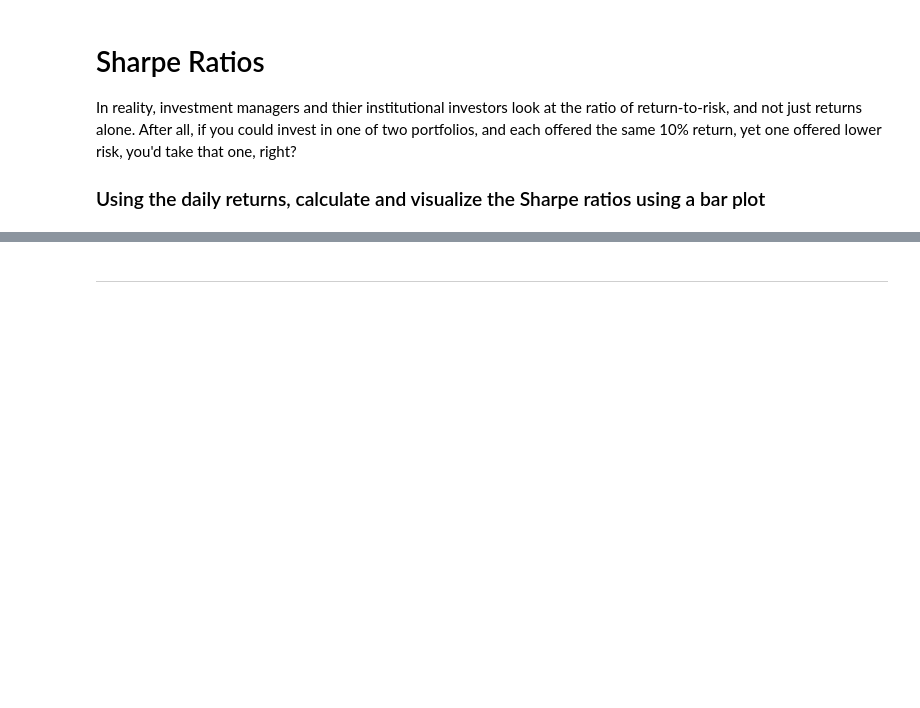
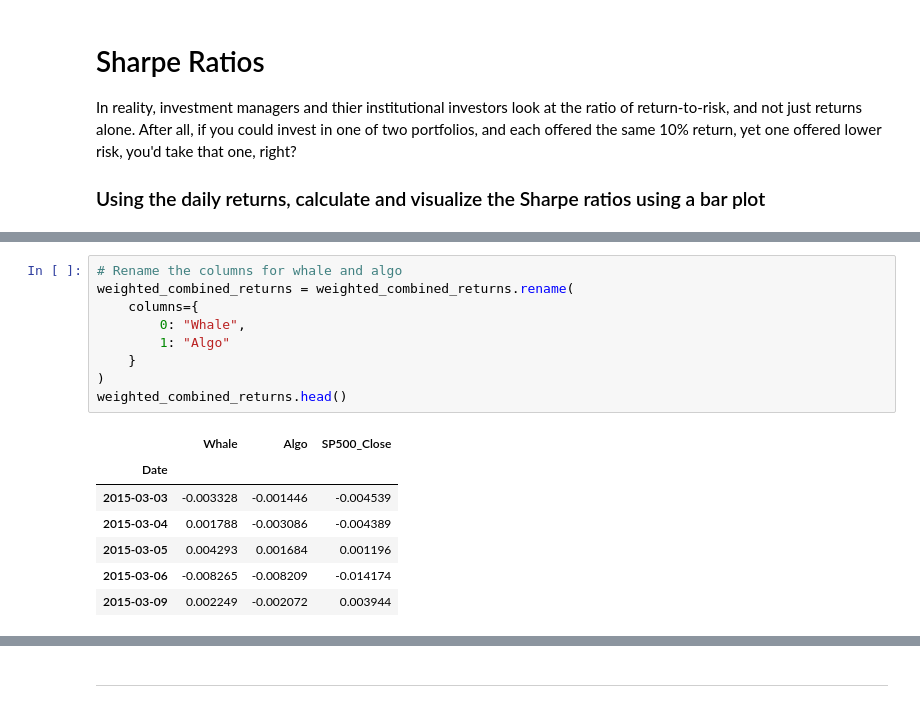
Before and after one commit to gadam/fintech_assessment_03, a Jupyter notebook: whale_analysis.ipynb, the cells around one changed output, grey strips where cells are left out. Saved outputs shown, nothing was run; the diff lists cells and outputs as text; blank space fills up the shorter version.

```diff
--- a/whale_analysis.ipynb
+++ b/whale_analysis.ipynb
@@ -612,0 +642,17 @@ Write your answer here!
+# %%
+# Rename the columns for whale and algo
+weighted_combined_returns = weighted_combined_returns.rename(
+    columns={
+        0: "Whale",
+        1: "Algo"
+    }
+)
+weighted_combined_returns.head()
+# %% [output]
+|  | Whale | Algo | SP500_Close |
+| Date |  |  |  |
+| 2015-03-03 | -0.003328 | -0.001446 | -0.004539 |
+| 2015-03-04 | 0.001788 | -0.003086 | -0.004389 |
+| 2015-03-05 | 0.004293 | 0.001684 | 0.001196 |
+| 2015-03-06 | -0.008265 | -0.008209 | -0.014174 |
+| 2015-03-09 | 0.002249 | -0.002072 | 0.003944 |
```
Also changed, not shown: parts of 29 cells of this notebook.
